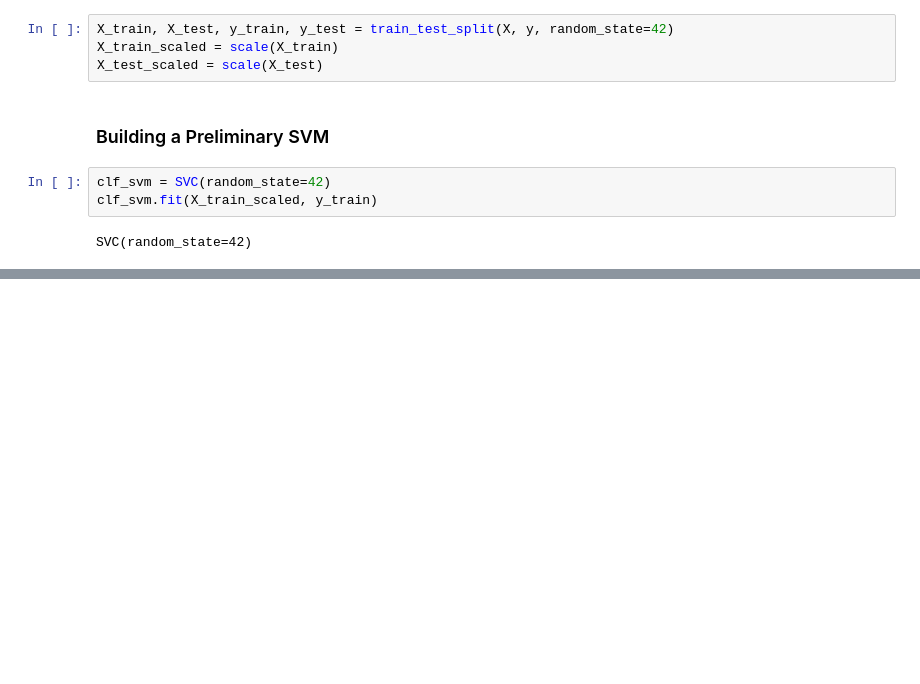
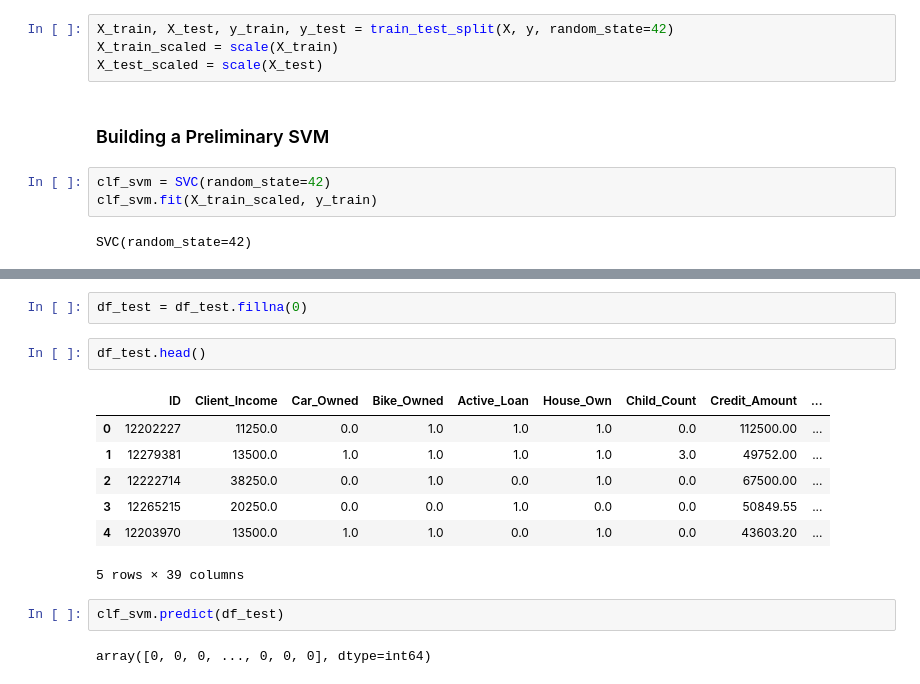
Before and after one commit to nandomachado98/svm, a Jupyter notebook: svm.ipynb, the cells around one changed output, grey strips where cells are left out. Cells and saved outputs as stored; diff of their text form; blank space fills up the shorter version.

```diff
--- a/svm.ipynb
+++ b/svm.ipynb
@@ -228,0 +297,16 @@ plot_confusion_matrix(clf_svm,
+# %%
+df_test = df_test.fillna(0)
+# %%
+df_test.head()
+# %% [output]
+|  | ID | Client_Income | Car_Owned | Bike_Owned | Active_Loan | House_Own | Child_Count | Credit_Amount | ... |
+| 0 | 12202227 | 11250.0 | 0.0 | 1.0 | 1.0 | 1.0 | 0.0 | 112500.00 | ... |
+| 1 | 12279381 | 13500.0 | 1.0 | 1.0 | 1.0 | 1.0 | 3.0 | 49752.00 | ... |
+| 2 | 12222714 | 38250.0 | 0.0 | 1.0 | 0.0 | 1.0 | 0.0 | 67500.00 | ... |
+| 3 | 12265215 | 20250.0 | 0.0 | 0.0 | 1.0 | 0.0 | 0.0 | 50849.55 | ... |
+| 4 | 12203970 | 13500.0 | 1.0 | 1.0 | 0.0 | 1.0 | 0.0 | 43603.20 | ... |
+5 rows × 39 columns
+# %%
+clf_svm.predict(df_test)
+# %% [output]
+array([0, 0, 0, ..., 0, 0, 0], dtype=int64)
```
Also changed, not shown: parts of 11 cells of this notebook, 2 other files.
